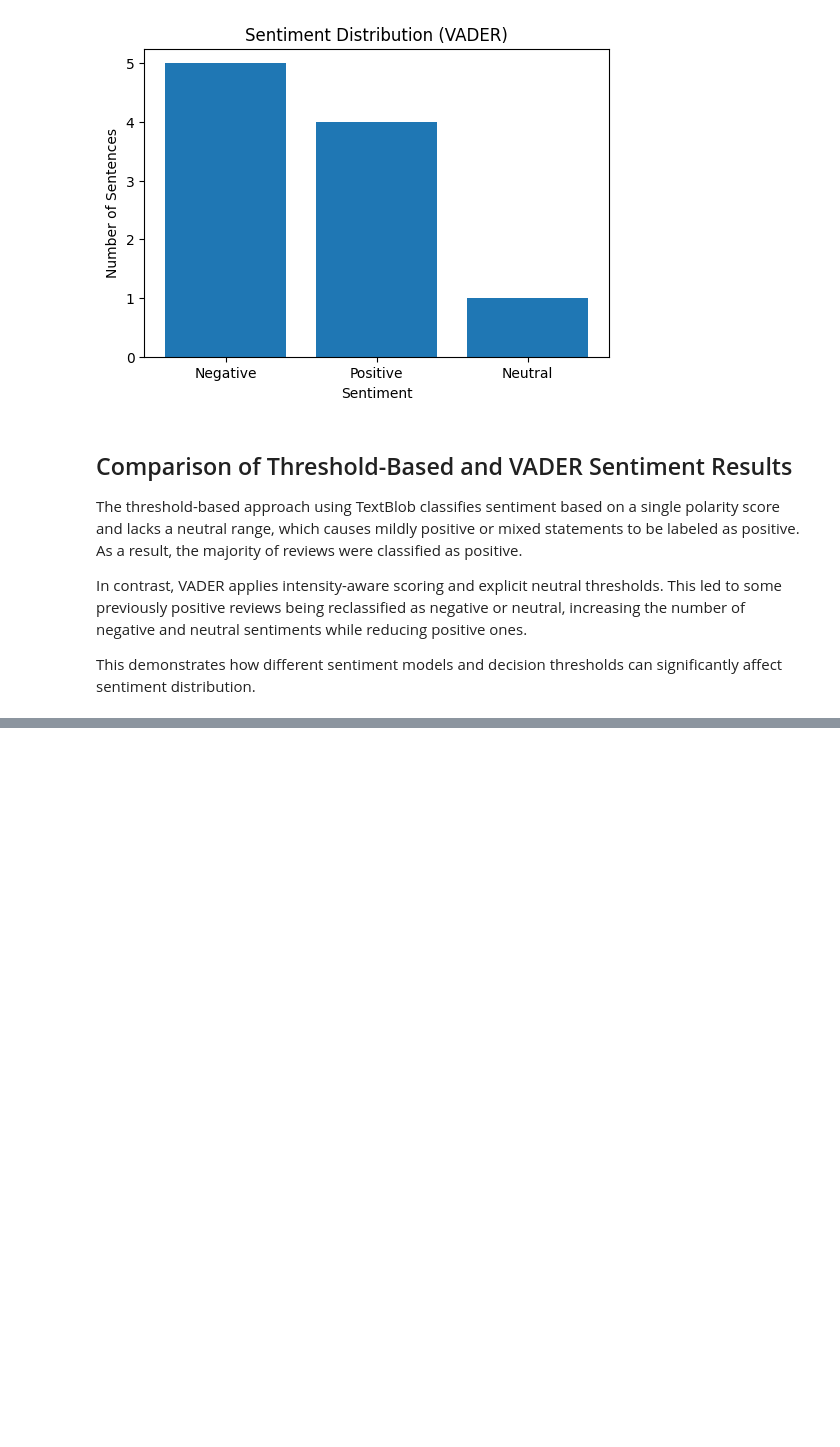
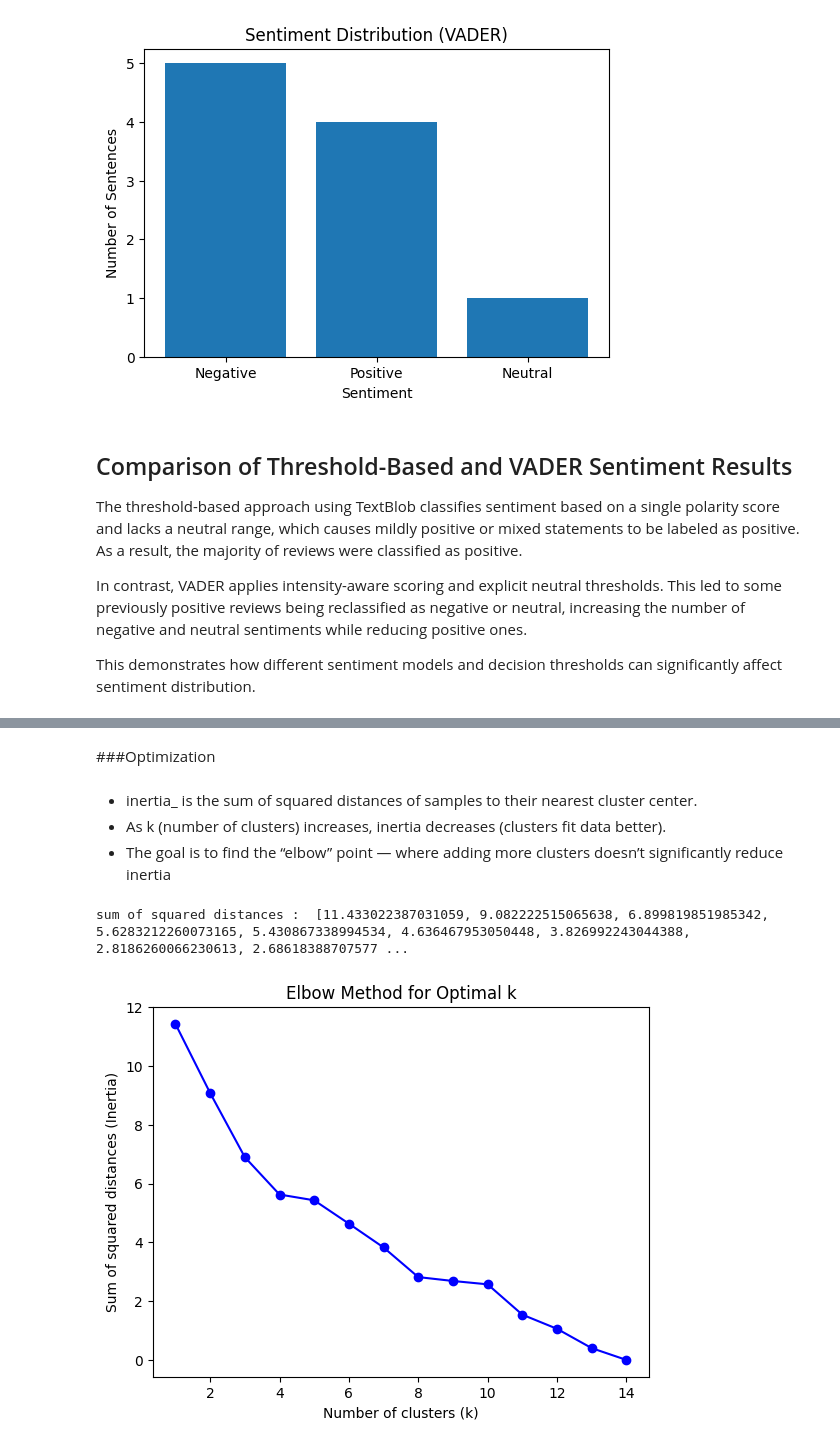
Before and after one commit to Vivek-afk81/NLP_intro, a Jupyter notebook: text_analytics_&_predictions.ipynb, the cells around one changed output, grey strips where cells are left out. Saved outputs shown, nothing was run; the diff lists cells and outputs as text; code cells hidden in the pictures; blank space fills up the shorter version.

```diff
--- a/text_analytics_&_predictions.ipynb
+++ b/text_analytics_&_predictions.ipynb
@@ -376,0 +489,28 @@ This demonstrates how different sentiment models and decision thresholds can sig
+# %% [markdown]
+###Optimization
+# %% [markdown]
+- inertia_ is the sum of squared distances of samples to their nearest cluster center.
+- As k (number of clusters) increases, inertia decreases (clusters fit data better).
+- The goal is to find the “elbow” point — where adding more clusters doesn’t significantly reduce inertia
+# %%
+# finding optimal cluster size by finding sum of squared distances
+
+sum_sq_dist=[]
+
+k=range(1,15)
+for i in k:
+  km=KMeans(n_clusters=i)
+  km=km.fit(hash_matrix)
+  sum_sq_dist.append(km.inertia_)
+
+print("sum of squared distances : ",sum_sq_dist)
+# %% [output]
+sum of squared distances :  [11.433022387031059, 9.082222515065638, 6.899819851985342, 5.6283212260073165, 5.430867338994534, 4.636467953050448, 3.826992243044388, 2.8186260066230613, 2.68618388707577 ...
+# %%
+plt.plot(k, sum_sq_dist, 'bo-')
+plt.xlabel("Number of clusters (k)")
+plt.ylabel("Sum of squared distances (Inertia)")
+plt.title("Elbow Method for Optimal k")
+plt.show()
+# %% [output]
+[figure, added]
```
Also changed, not shown: parts of 20 cells of this notebook.
